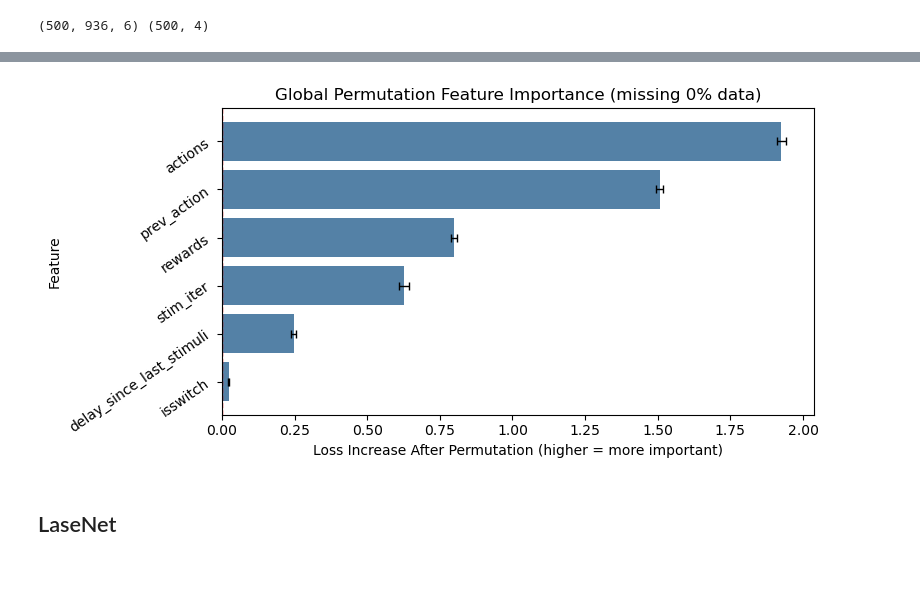
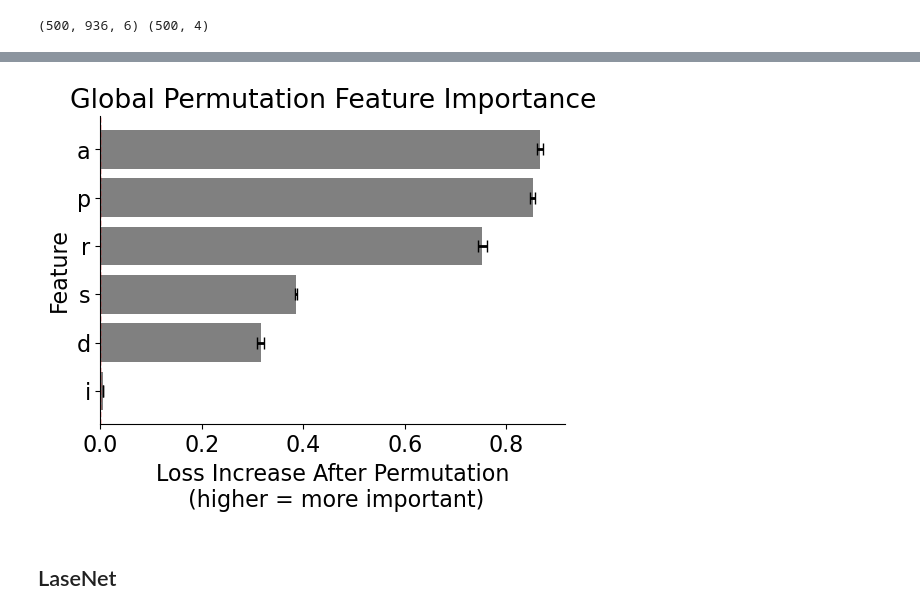
Before and after one commit to ti55987/DL4CM, a Jupyter notebook: permutation_test.ipynb, the cells around one changed output, grey strips where cells are left out. Saved outputs shown, nothing was run; the diff lists cells and outputs as text; code cells hidden in the pictures; blank space fills up the shorter version.

```diff
--- a/permutation_test.ipynb
+++ b/permutation_test.ipynb
@@ -230,31 +231,39 @@ Permutation loss: 0.537120521068573
 # %%
-plt.figure(figsize=(8, 4))
+plt.rcParams.update({"font.size": 16})
+fig, ax = plt.subplots(figsize=(6, 4))
 ax = sns.barplot(
     data=ranking,
     x="importance_mean",
     y="feature",
-    color="steelblue"
+    ax=ax,
+    color="grey",
 )
 # add error bars if present
 if "importance_std" in ranking.columns:
     ax.errorbar(
         x=ranking["importance_mean"],
         y=range(len(ranking)),
         xerr=ranking["importance_std"],
         fmt="none",
         ecolor="black",
-        capsize=3,
-        lw=1
+        capsize=4,
+        lw=2
     )
 ax.axvline(0, color="red", linestyle="--", linewidth=1)
-ax.set_title("Global Permutation Feature Importance (missing %d%% data)" % k)
-ax.set_yticklabels(ax.get_yticklabels(), rotation=35)
-ax.set_xlabel("Loss Increase After Permutation (higher = more important)")
+ax.set_title("Global Permutation Feature Importance")# (missing %d%% data)" % k)
+
+short_labels = [l.get_text()[:1] for l in ax.get_yticklabels()]
+ax.set_yticklabels(short_labels, rotation=0)
+ax.set_xlabel("Loss Increase After Permutation\n (higher = more important)")
 ax.set_ylabel("Feature")
-plt.tight_layout()
-plt.show()
+sns.despine(ax=ax)
+fig.savefig(
+    f"/Users/ccnlab/Documents/project_dl4rl/Tutorial/parameter_importance.png",
+    dpi=600,
+    bbox_inches="tight",
+)
 # %% [output]
-[figure, old version]
+[figure, new version]
 # %% [markdown]
 ## LaseNet
 # %%
```
Also changed, not shown: parts of 3 cells of this notebook, 4 other files.
